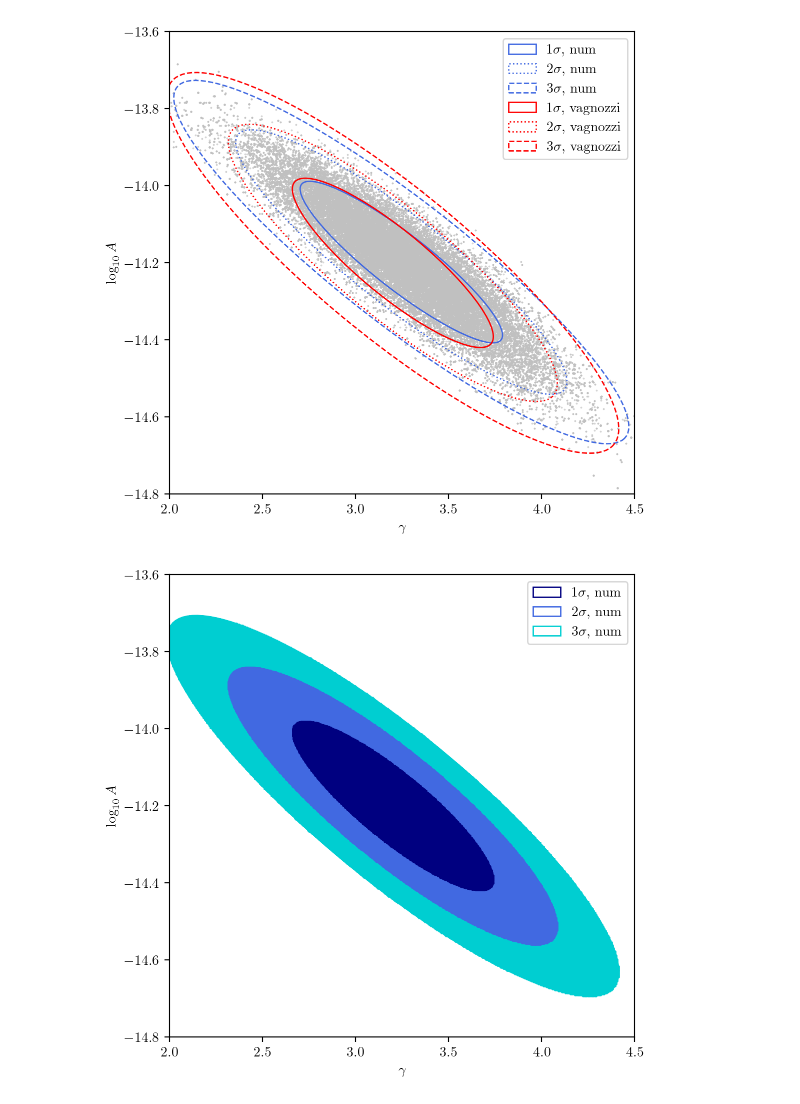
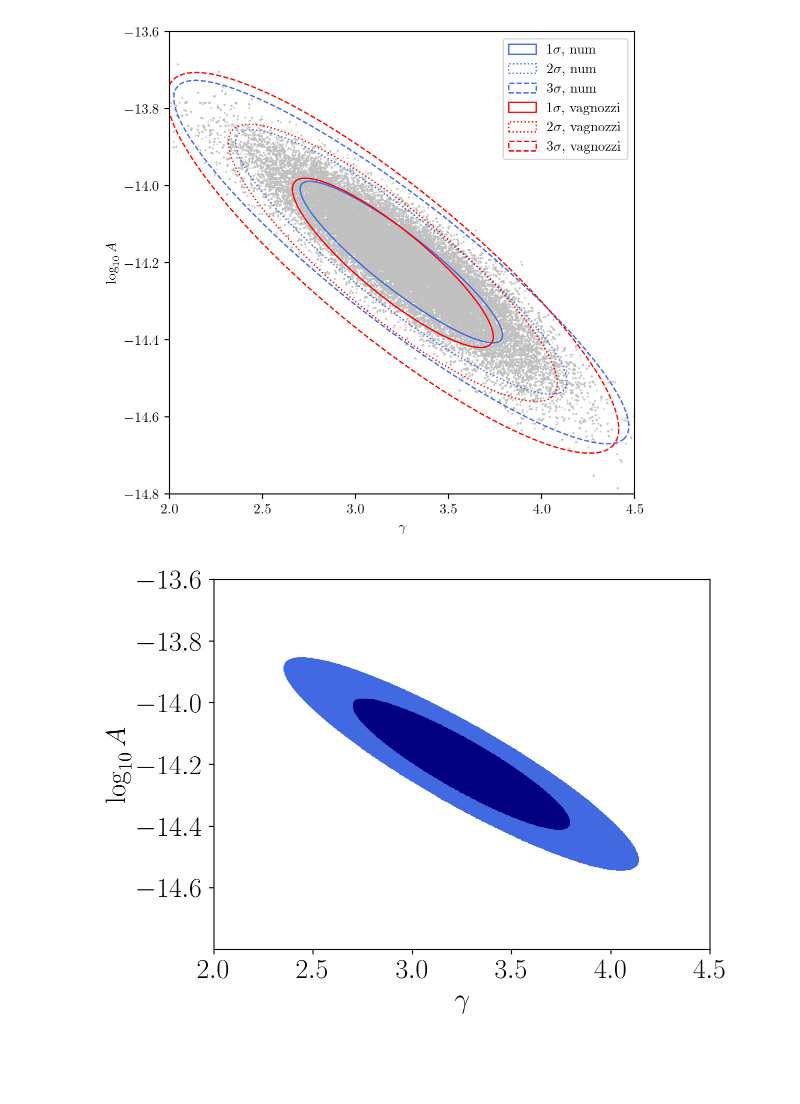
Before and after one commit to V3DK/inflationary-research, a Jupyter notebook: paper/grid_scan.ipynb, the cells around one changed output. Drawn from its saved outputs; the diff is of its cells as text; code cells hidden in the pictures; blank space fills up the shorter version.

```diff
--- a/paper/grid_scan.ipynb
+++ b/paper/grid_scan.ipynb
@@ -224,41 +234,53 @@ plt.show()
 # %% [output]
 [figure]
 # %%
+plt.rcParams.update({
+    "text.usetex": True,
+    "font.family": "serif"
+})
+
 #grid scan
 fig, axs = plt.subplots(1, 1)
 
 dim_pts = 500
 
 #15 for vagnozzi, 1 for my num
-mu_curr = mu15
-cov_curr = cov15
+mu_curr = mu1
+cov_curr = cov1
 
 
-conf_ellip(mu_curr, cov_curr, axs, one_val, edgecolor = 'navy', ls = "-", label = r'$1 \sigma$, num')
+# conf_ellip(mu_curr, cov_curr, axs, one_val, edgecolor = 'navy', ls = "-", label = r'$1 \sigma$, num')
+conf_ellip(mu_curr, cov_curr, axs, one_val, edgecolor = 'navy', ls = "-")
 one_pairs = ellipse_scan(mu_curr, cov_curr, one_val, dim_pts)
 axs.scatter(one_pairs[:,0], one_pairs[:,1], s = 0.5, c = 'navy', zorder = 2)
 
-conf_ellip(mu_curr, cov_curr, axs, two_val, edgecolor = 'royalblue', ls = "-", label = r'$2 \sigma$, num')
+# conf_ellip(mu_curr, cov_curr, axs, two_val, edgecolor = 'royalblue', ls = "-", label = r'$2 \sigma$, num')
+conf_ellip(mu_curr, cov_curr, axs, two_val, edgecolor = 'royalblue', ls = "-")
+
 two_pairs = ellipse_scan(mu_curr, cov_curr, two_val, dim_pts)
 axs.scatter(two_pairs[:,0], two_pairs[:,1], s = 0.5, c = 'royalblue', zorder = 1)
 
-conf_ellip(mu_curr, cov_curr, axs, three_val, edgecolor = 'darkturquoise', ls = "-", label = r'$3 \sigma$, num')
-three_pairs = ellipse_scan(mu_curr, cov_curr, three_val, dim_pts)
-axs.scatter(three_pairs[:,0], three_pairs[:,1], s = 0.5, c = 'darkturquoise', zorder = 0)
+# conf_ellip(mu_curr, cov_curr, axs, three_val, edgecolor = 'darkturquoise', ls = "-", label = r'$3 \sigma$, num')
+# three_pairs = ellipse_scan(mu_curr, cov_curr, three_val, dim_pts)
+# axs.scatter(three_pairs[:,0], three_pairs[:,1], s = 0.5, c = 'darkturquoise', zorder = 0)
 
-plt.xlabel(r"$\gamma$")
-plt.ylabel(r"$\log_{10} A$")
+plt.xlabel(r"$\gamma$", fontsize = 20)
+plt.ylabel(r"$\log_{10} A$", fontsize = 20)
 
 plt.xlim((2, 4.5))
 plt.ylim((-14.8, -13.6))
 
-fig.set_figwidth(6)
-fig.set_figheight(6)
+plt.yticks([-13.6, -13.8, -14, -14.2, -14.4, -14.6],fontsize = 20)
+plt.xticks(fontsize = 20)
+# fig.set_figwidth(6)
+# fig.set_figheight(6)
 
-plt.legend()
+# plt.legend()
 plt.show()
+
+# fig.savefig('figures/gaussian.pdf', bbox_inches='tight')
 # %% [output]
-[figure, old version]
+[figure, new version]
 # %%
 def pta_to_infl(pt, s1): #convert from (gamma, log A) to (n_T, log r)
     g = pt[0] #gamma
```
Also changed, not shown: parts of 18 cells of this notebook, 16 other files.
